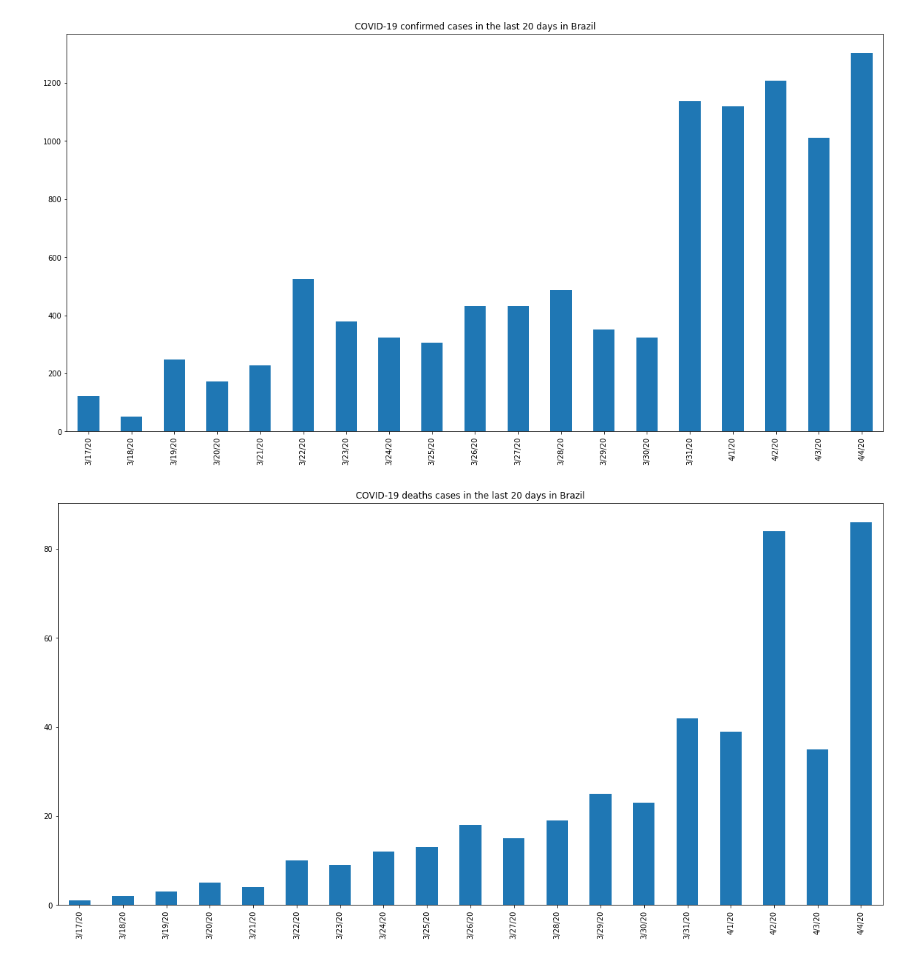
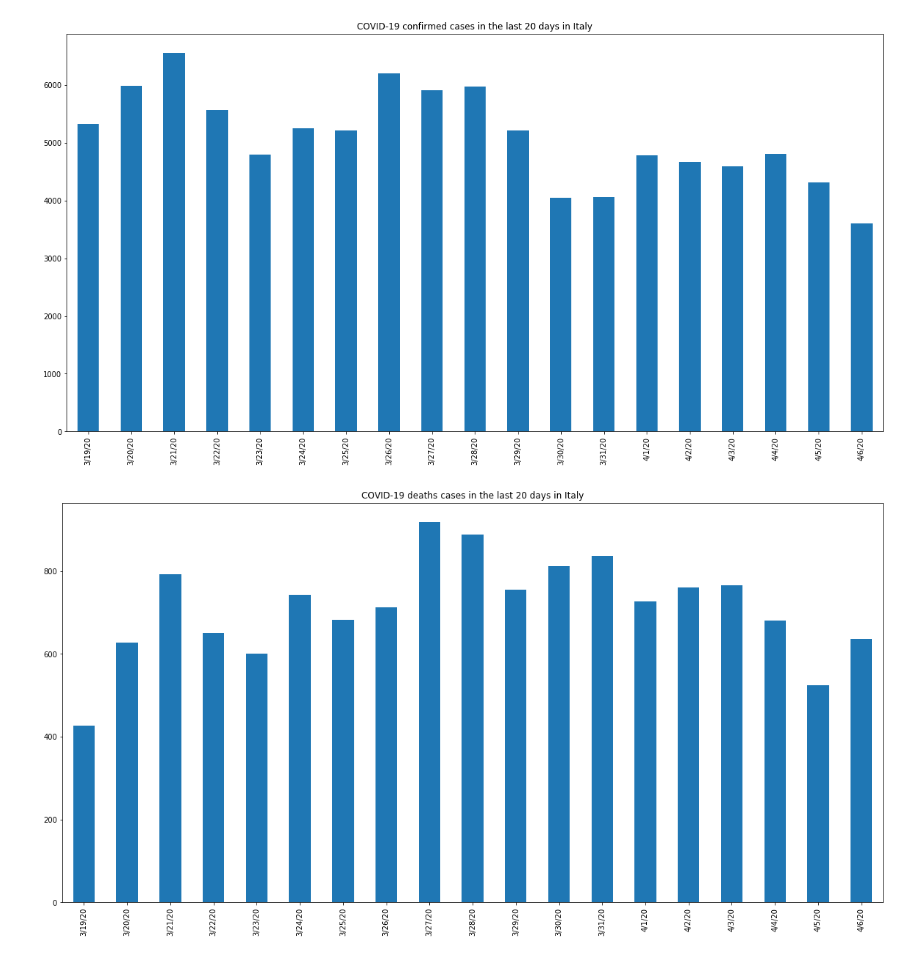
Before and after one commit to kaiocesar/data-science-health, a Jupyter notebook: Timeseries Updated.ipynb, the cells around one changed output. Saved outputs shown, nothing was run; the diff lists cells and outputs as text; code cells hidden in the pictures.

Commit message:
italy

```diff
--- a/Timeseries Updated.ipynb
+++ b/Timeseries Updated.ipynb
@@ -12,16 +12,16 @@ confirmed_cases = confirmed.groupby('Country/Region').sum()
 deaths_cases = deaths.groupby('Country/Region').sum()
 # %%
 plt.figure(figsize=(20,10))
-plt.title('COVID-19 confirmed cases in the last 20 days in Brazil')
-confirmed_cases.loc['Brazil'][-20:].diff().dropna().plot(kind='bar')
+plt.title('COVID-19 confirmed cases in the last 20 days in Italy')
+confirmed_cases.loc['Italy'][-20:].diff().dropna().plot(kind='bar')
 plt.show()
 # %% [output]
-[figure, old version]
+[figure, new version]
 # %%
 plt.figure(figsize=(20,10))
-plt.title('COVID-19 deaths cases in the last 20 days in Brazil')
-deaths_cases.loc['Brazil'][-20:].diff().dropna().plot(kind='bar')
+plt.title('COVID-19 deaths cases in the last 20 days in Italy')
+deaths_cases.loc['Italy'][-20:].diff().dropna().plot(kind='bar')
 plt.show()
 # %% [output]
-[figure, old version]
+[figure, new version]
 # %%
```
Also changed, not shown: parts of 2 cells of this notebook.
